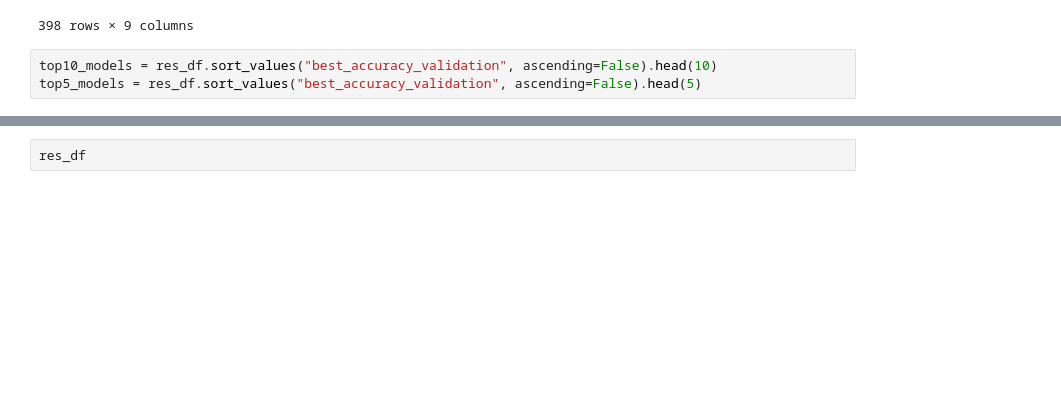
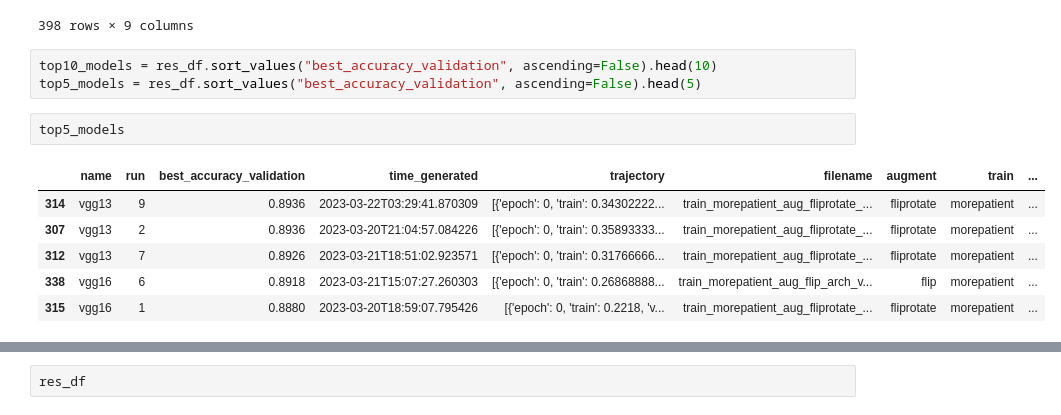
Before and after one commit to jakfol1217/DeepLearning, a Jupyter notebook: Project1/Experiment Analysis.ipynb, the cells around one changed output, grey strips where cells are left out. Drawn from its saved outputs; the diff is of its cells as text; blank space fills up the shorter version.

```diff
--- a/Project1/Experiment Analysis.ipynb
+++ b/Project1/Experiment Analysis.ipynb
@@ -42,3 +42,12 @@ res_df
 # %%
 top10_models = res_df.sort_values("best_accuracy_validation", ascending=False).head(10)
 top5_models = res_df.sort_values("best_accuracy_validation", ascending=False).head(5)
+# %%
+top5_models
+# %% [output]
+|  | name | run | best_accuracy_validation | time_generated | trajectory | filename | augment | train | ... |
+| 314 | vgg13 | 9 | 0.8936 | 2023-03-22T03:29:41.870309 | [{'epoch': 0, 'train': 0.34302222... | train_morepatient_aug_fliprotate_... | fliprotate | morepatient | ... |
+| 307 | vgg13 | 2 | 0.8936 | 2023-03-20T21:04:57.084226 | [{'epoch': 0, 'train': 0.35893333... | train_morepatient_aug_fliprotate_... | fliprotate | morepatient | ... |
+| 312 | vgg13 | 7 | 0.8926 | 2023-03-21T18:51:02.923571 | [{'epoch': 0, 'train': 0.31766666... | train_morepatient_aug_fliprotate_... | fliprotate | morepatient | ... |
+| 338 | vgg16 | 6 | 0.8918 | 2023-03-21T15:07:27.260303 | [{'epoch': 0, 'train': 0.26868888... | train_morepatient_aug_flip_arch_v... | flip | morepatient | ... |
+| 315 | vgg16 | 1 | 0.8880 | 2023-03-20T18:59:07.795426 | [{'epoch': 0, 'train': 0.2218, 'v... | train_morepatient_aug_fliprotate_... | fliprotate | morepatient | ... |
```
Also changed, not shown: parts of 1 cell of this notebook, 1 other file.
